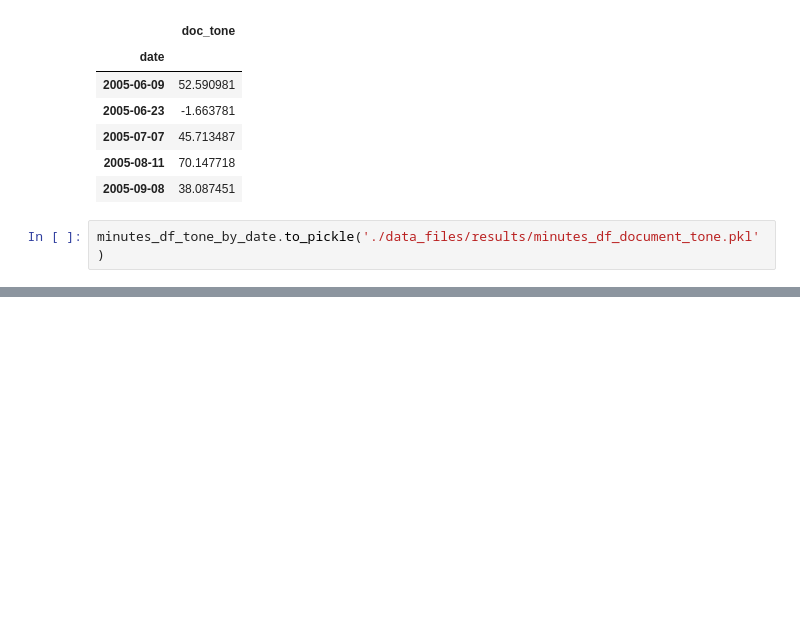
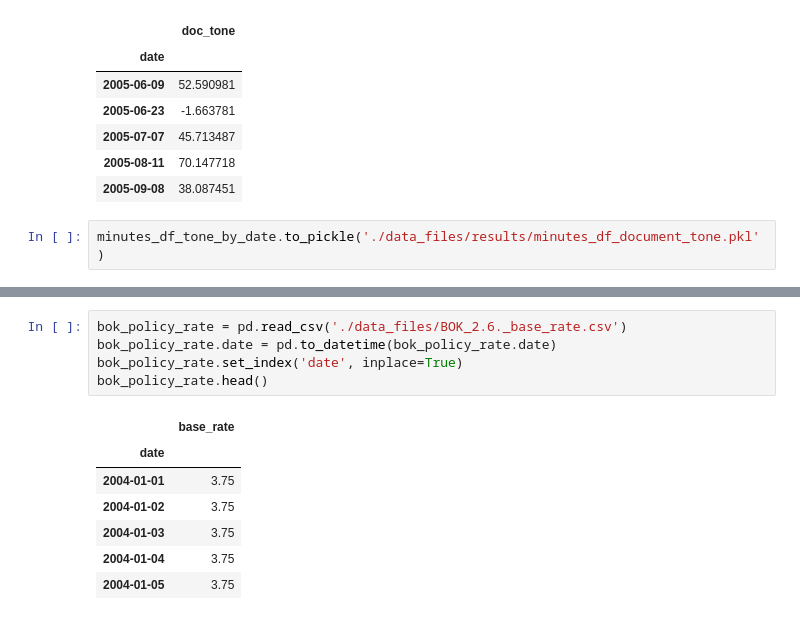
Before and after one commit to jaepil-choi/asiae-BOK-nlp, a Jupyter notebook: 05_calculating_minutes_tone.ipynb, the cells around one changed output, grey strips where cells are left out. Cells and saved outputs as stored; diff of their text form; blank space fills up the shorter version.

```diff
--- a/05_calculating_minutes_tone.ipynb
+++ b/05_calculating_minutes_tone.ipynb
@@ -163,0 +178,13 @@ minutes_df_tone_by_date.to_pickle('./data_files/results/minutes_df_document_tone
+# %%
+bok_policy_rate = pd.read_csv('./data_files/BOK_2.6._base_rate.csv')
+bok_policy_rate.date = pd.to_datetime(bok_policy_rate.date)
+bok_policy_rate.set_index('date', inplace=True)
+bok_policy_rate.head()
+# %% [output]
+|  | base_rate |
+| date |  |
+| 2004-01-01 | 3.75 |
+| 2004-01-02 | 3.75 |
+| 2004-01-03 | 3.75 |
+| 2004-01-04 | 3.75 |
+| 2004-01-05 | 3.75 |
```
Also changed, not shown: parts of 7 cells of this notebook.
